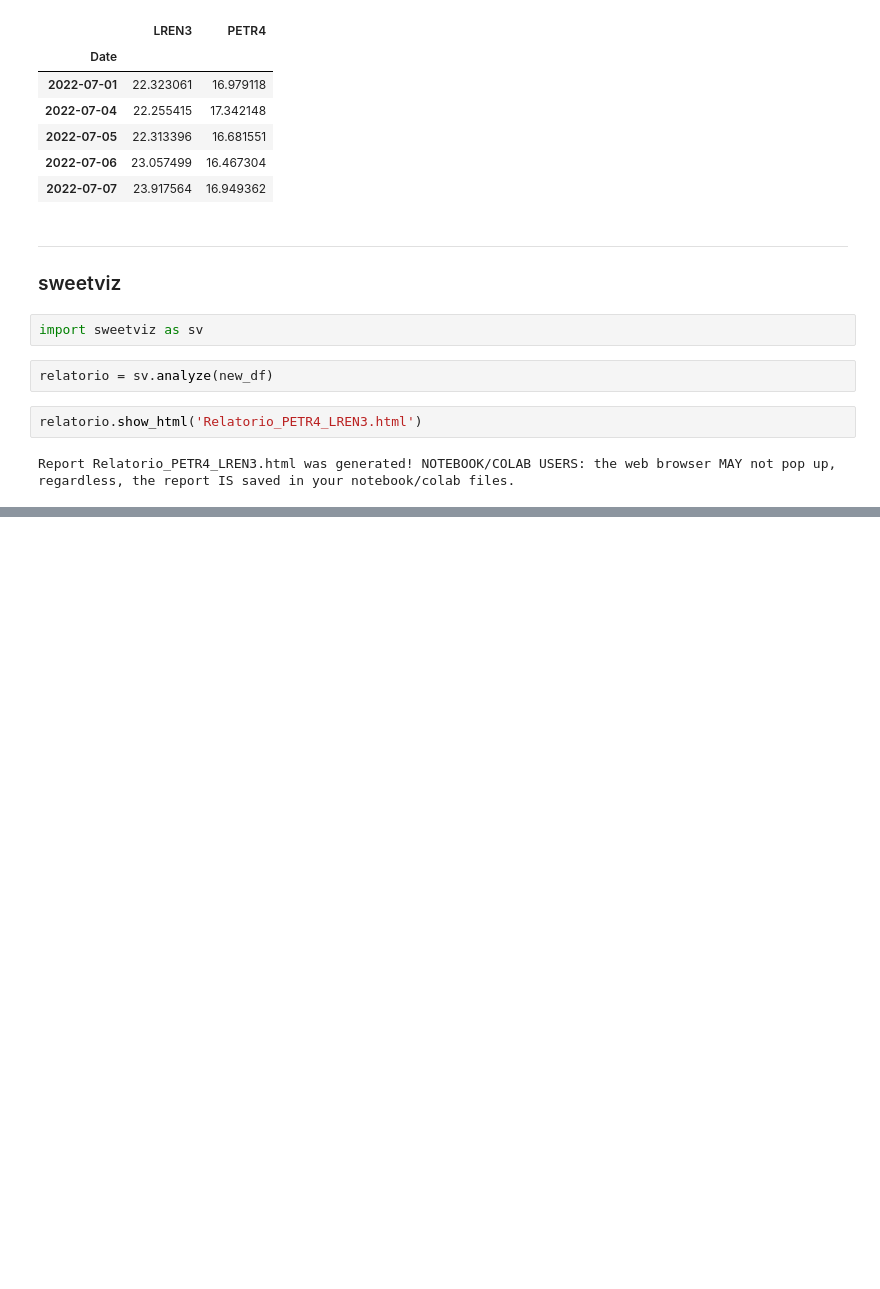
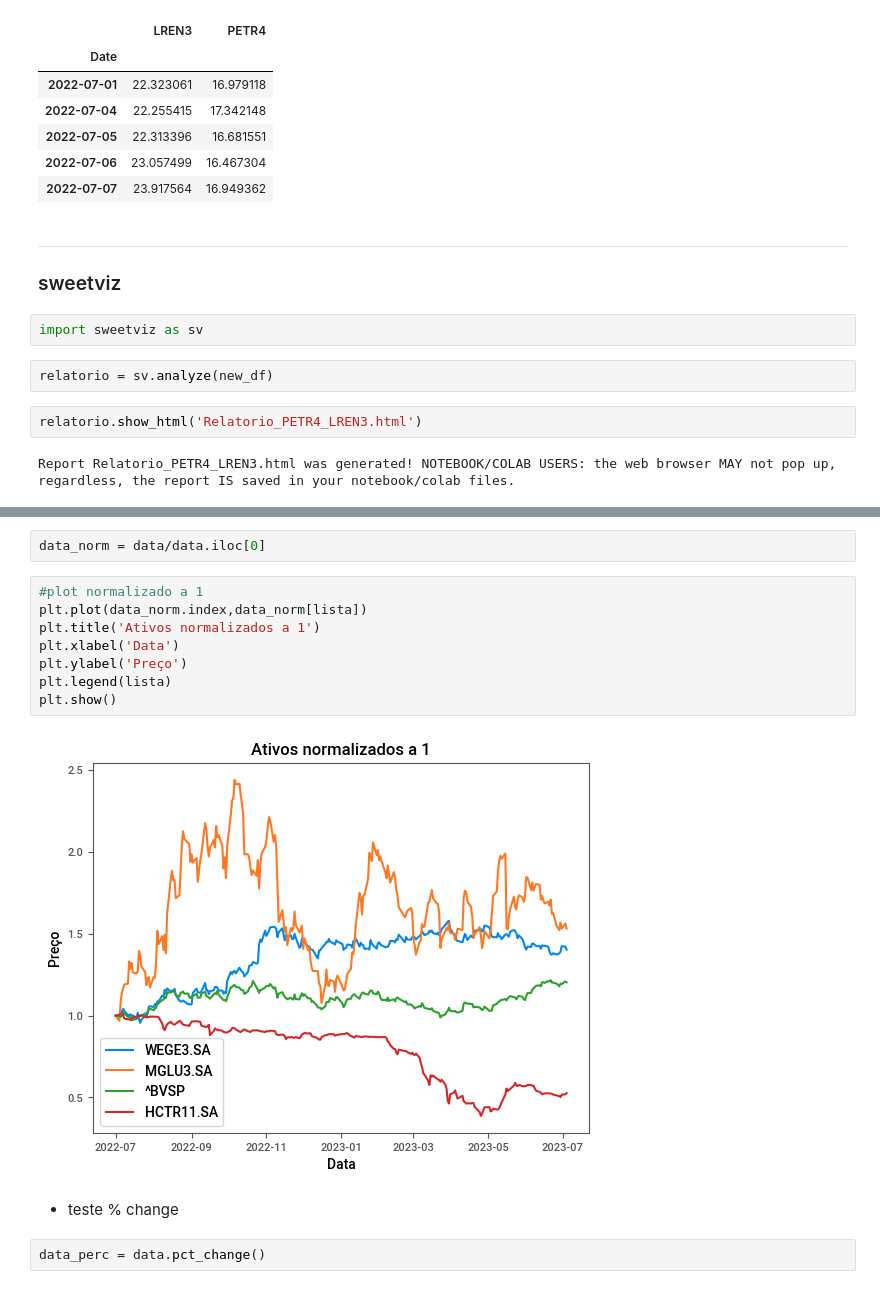
Before and after one commit to victordhn/Finance-Projects, a Jupyter notebook: Python para Finanças.ipynb, the cells around one changed output, grey strips where cells are left out. Cells and saved outputs as stored; diff of their text form; blank space fills up the shorter version.

```diff
--- a/Python para Finanças.ipynb
+++ b/Python para Finanças.ipynb
@@ -141,0 +217,16 @@ Report Relatorio_PETR4_LREN3.html was generated! NOTEBOOK/COLAB USERS: the web b
+# %%
+data_norm = data/data.iloc[0]
+# %%
+#plot normalizado a 1
+plt.plot(data_norm.index,data_norm[lista])
+plt.title('Ativos normalizados a 1')
+plt.xlabel('Data')
+plt.ylabel('Preço')
+plt.legend(lista)
+plt.show()
+# %% [output]
+[figure, added]
+# %% [markdown]
+- teste % change
+# %%
+data_perc = data.pct_change()
```
Also changed, not shown: parts of 30 cells of this notebook.
